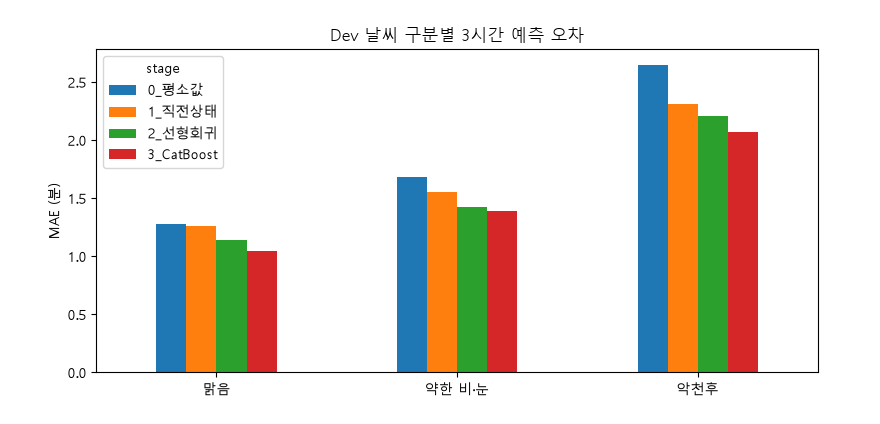
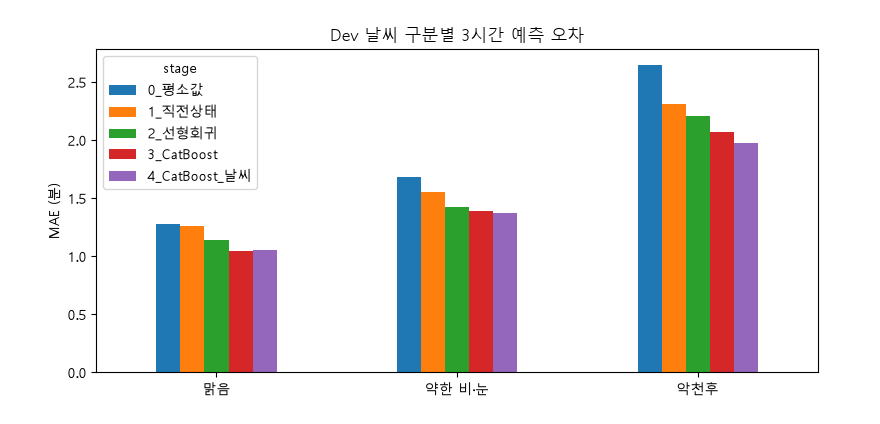
Before and after one commit to data-crawling-6/seoul-weather-traffic, a Jupyter notebook: notebooks/02_analysis/kmj_prediction.ipynb, the cells around one changed output. Drawn from its saved outputs; the diff is of its cells as text; code cells hidden in the pictures.

```diff
--- a/notebooks/02_analysis/kmj_prediction.ipynb
+++ b/notebooks/02_analysis/kmj_prediction.ipynb
@@ -14,5 +17,5 @@
 # %%
-RUN_BUILD = False  # True로 바꿀 때만 학습 · 평가를 다시 돌려 결과 파일을 덮어쓴다 (몇 분 걸림)
+RUN_BUILD = False  # True로 바꿀 때만 학습, 평가를 다시 돌려 결과 파일을 덮어쓴다 (몇 분 걸림)
 
 import json
 import subprocess
@@ -34,5 +37,17 @@ else:
 m = pd.read_csv(ROOT / 'outputs' / 'tables' / 'prediction_dev_metrics.csv')
 log = json.loads((ROOT / 'logs' / 'kmj' / 'prediction' / 'prediction.json').read_text(encoding='utf-8'))
 print('실행:', log['run_at'], '| 행 수:', log['rows'], '| 정답 빈 행 제외:', log['dropped_no_target'])
+
+STAGES = ['0_평소값', '1_직전상태', '2_선형회귀', '3_CatBoost', '4_CatBoost_날씨']
+CB = ['3_CatBoost', '4_CatBoost_날씨']
+
+
+def view(gtype, horizon='3', stages=STAGES, value='mae_min'):
+    t = m[(m['group_type'] == gtype) & (m['horizon'] == horizon) & m['stage'].isin(stages)]
+    return t.pivot(index='stage', columns='group', values=value).reindex(stages)
+
+
+def change(t, base='3_CatBoost', new='4_CatBoost_날씨'):
+    return ((t.loc[new] / t.loc[base] - 1) * 100).round(1).rename('4단계 vs 3단계 (%)')
 # %% [output]
 RUN_BUILD = False (저장된 결과를 읽기만)
@@ -81,0 +83,5 @@ w.drop_duplicates('group')[['group', 'n_rows', 'n_hours']]
+# %%
+w = view('날씨')
+display(w.round(3))
+display(change(w).to_frame().T)
+m[(m['group_type'] == '날씨') & (m['horizon'] == '3')].drop_duplicates('group')[['group', 'n_rows', 'n_hours']]
@@ -82,8 +102,8 @@ w.drop_duplicates('group')[['group', 'n_rows', 'n_hours']]
 # %%
-ax = w.pivot(index='group', columns='stage', values='mae_min').loc[['맑음', '약한 비·눈', '악천후']].plot.bar(rot=0, figsize=(8, 4))
+ax = w.T.loc[['맑음', '약한 비·눈', '악천후']].plot.bar(rot=0, figsize=(8, 4))
 ax.set_ylabel('MAE (분)')
 ax.set_xlabel('')
 ax.set_title('Dev 날씨 구분별 3시간 예측 오차')
 plt.tight_layout()
 # %% [output]
-[figure, old version]
+[figure, new version]
```
Also changed, not shown: parts of 23 cells of this notebook, 3 other files.
